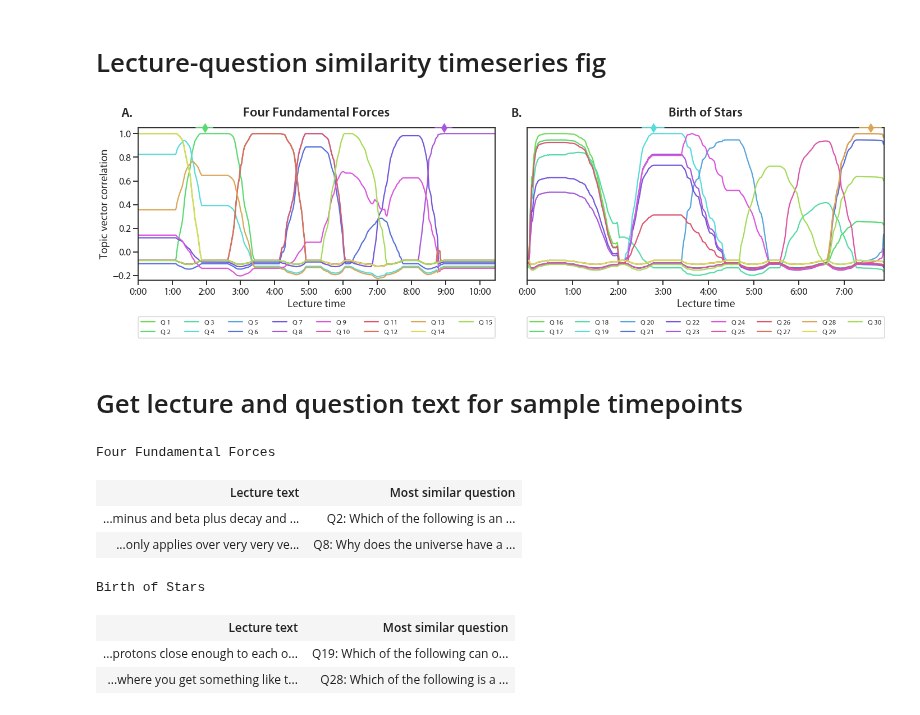
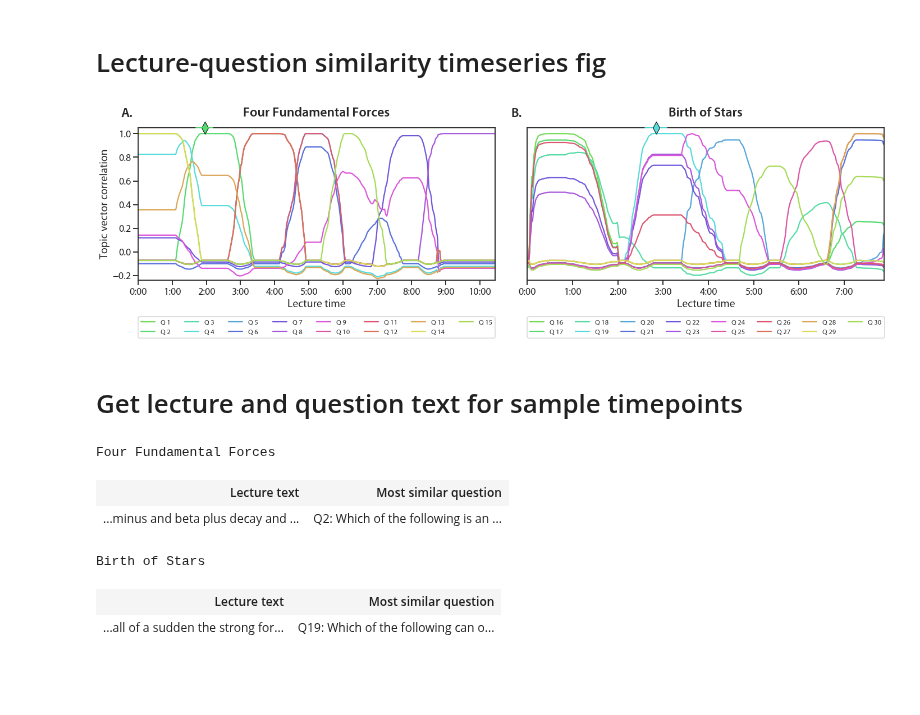
Before and after one commit to ContextLab/efficient-learning-khan, a Jupyter notebook: code/notebooks/2_lecture-question-timeseries-figs.ipynb, the cells around one changed output. Saved outputs shown, nothing was run; the diff lists cells and outputs as text; code cells hidden in the pictures; blank space fills up the shorter version.

Commit message:
make markers larger, add black outlines

```diff
--- a/code/notebooks/2_lecture-question-timeseries-figs.ipynb
+++ b/code/notebooks/2_lecture-question-timeseries-figs.ipynb
@@ -197,8 +197,8 @@ with sns.plotting_context('paper', font_scale=1.25):
 # Lecture-question similarity timeseries fig
 # %%
 # some sample timepoints to compare lecture & question content
-forces_tpts = [117, 537]
-bos_tpts = [167, 455]
+forces_tpts = [117]
+bos_tpts = [171]
 
 forces_qcorrs = 1 - cdist(exp.forces_traj, forces_qs, 'correlation')
 bos_qcorrs = 1 - cdist(exp.bos_traj, bos_qs, 'correlation')
@@ -221,7 +221,7 @@ with (
 
     # ==================== Four Fundamental Forces =====================
     fax.plot(forces_qcorrs)
-    for tpt_ix in range(2):
+    for tpt_ix in range(len(forces_tpts)):
         tpt = forces_tpts[tpt_ix]
         tpt_color = forces_tpt_colors[tpt_ix]
         fax.plot(tpt,
@@ -229,15 +229,16 @@ with (
                  tpt_color,
                  linestyle='',
                  marker='d',
-                 markersize=12,
+                 markersize=15,
+                 markeredgecolor='k',
                  clip_on=False,
-                 zorder=10)
+                 zorder=11)
         fax.plot(np.arange(tpt-15, tpt+15),
                  [1.05]*30,
                  tpt_color,
                  linewidth=fax.spines['top'].get_linewidth(),
                  clip_on=False,
-                 zorder=10)
+                 zorder=11)
     fax.set_xlim(0, exp.forces_traj.shape[0])
     fax.set_ylim(-.24, 1.05)
     fax.set_xlabel('Lecture time')
@@ -265,7 +266,7 @@ with (
 
     # ========================= Birth of Stars =========================
     bax.plot(bos_qcorrs)
-    for tpt_ix in range(2):
+    for tpt_ix in range(len(bos_tpts)):
         tpt = bos_tpts[tpt_ix]
         tpt_color = bos_tpt_colors[tpt_ix]
         bax.plot(tpt,
@@ -273,9 +274,10 @@ with (
                  tpt_color,
                  linestyle='',
                  marker='d',
-                 markersize=12,
+                 markersize=15,
+                 markeredgecolor='k',
                  clip_on=False,
-                 zorder=10)
+                 zorder=11)
         bax.plot(np.arange(tpt-15, tpt+15),
                  [1.05]*30,
                  tpt_color,
@@ -286,35 +288,34 @@ with (
     bax.set_ylim(-.24, 1.05)
     bax.set_xlabel('Lecture time')
     bax.set_title('Birth of Stars',
                   y=1.05,
                   fontsize='large',
                   fontweight='semibold')
     bax.set_xticks(range(0, len(exp.bos_traj), 60),
                    [f'{i//60}:00' for i in range(0, len(exp.bos_traj), 60)])
     bax.tick_params(axis='y', length=0)
     bax.legend(labels=[f'Q {i}' for i in range(16, 31)],
                fontsize=12.5,
                loc=3,
                ncol=8,
                mode='expand',
                bbox_to_anchor=(-0.01, -.4, 1.02, 1))
     bax.grid(False)
     bax.text(-0.015,
              1.07,
              'B.',
              fontsize='large',
              fontweight='semibold',
              horizontalalignment='right',
              transform=bax.transAxes)
 
-
     plt.subplots_adjust(wspace=-1)
     plt.tight_layout()
 #     plt.savefig(FIG_DIR.joinpath('lecture-question-similarity.pdf'),
 #                 bbox_inches='tight')
     plt.show()
 # %% [output]
-[figure, old version]
+[figure, new version]
 # %% [markdown]
 # Get lecture and question text for sample timepoints
 # %%
@@ -347,7 +348,6 @@ multicol_display(*forces_text_samples,
 Four Fundamental Forces
 | Lecture text | Most similar question |
 | ...minus and beta plus decay and ... | Q2: Which of the following is an ... |
-| ...only applies over very very ve... | Q8: Why does the universe have a ... |
 # %%
 multicol_display(*bos_text_samples,
                  ncols=2,
@@ -358,5 +358,4 @@ multicol_display(*bos_text_samples,
 # %% [output]
 Birth of Stars
 | Lecture text | Most similar question |
-| ...protons close enough to each o... | Q19: Which of the following can o... |
-| ...where you get something like t... | Q28: Which of the following is a ... |
+| ...all of a sudden the strong for... | Q19: Which of the following can o... |
```
Also changed, not shown: 1 other file.
